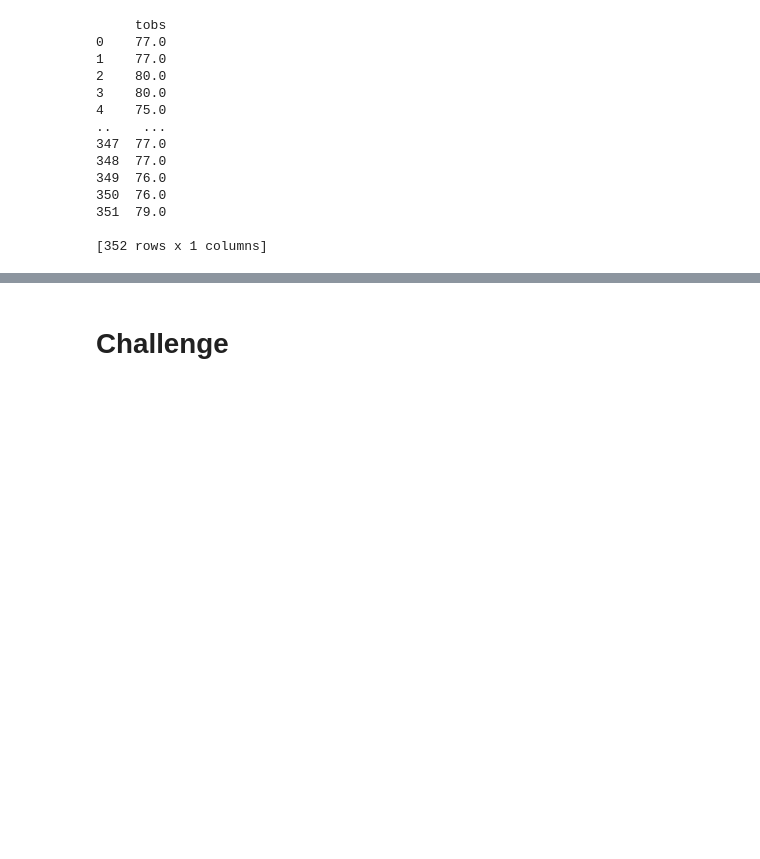
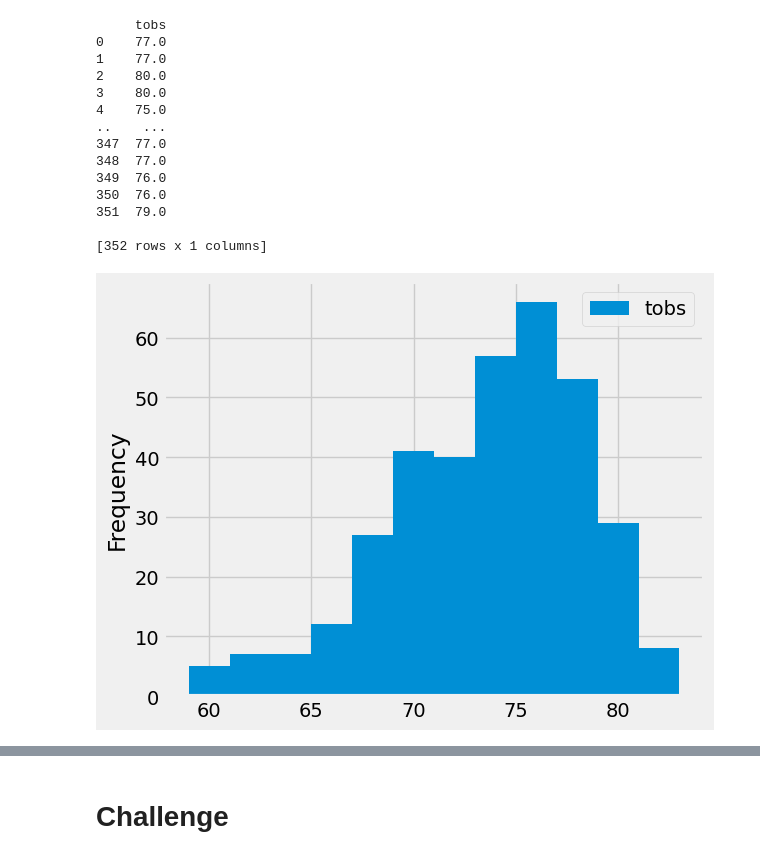
Before and after one commit to mheaton1/surfs-up, a Jupyter notebook: climate_analysis.ipynb, the cells around one changed output, grey strips where cells are left out. Drawn from its saved outputs; the diff is of its cells as text; code cells hidden in the pictures; blank space fills up the shorter version.

```diff
--- a/climate_analysis.ipynb
+++ b/climate_analysis.ipynb
@@ -133,0 +131,6 @@ print(df)
+# %%
+#creat histogram
+df.plot.hist(bins=12)
+plt.tight_layout()
+# %% [output]
+[figure, added]
```
Also changed, not shown: parts of 2 cells of this notebook, 2 other files.
